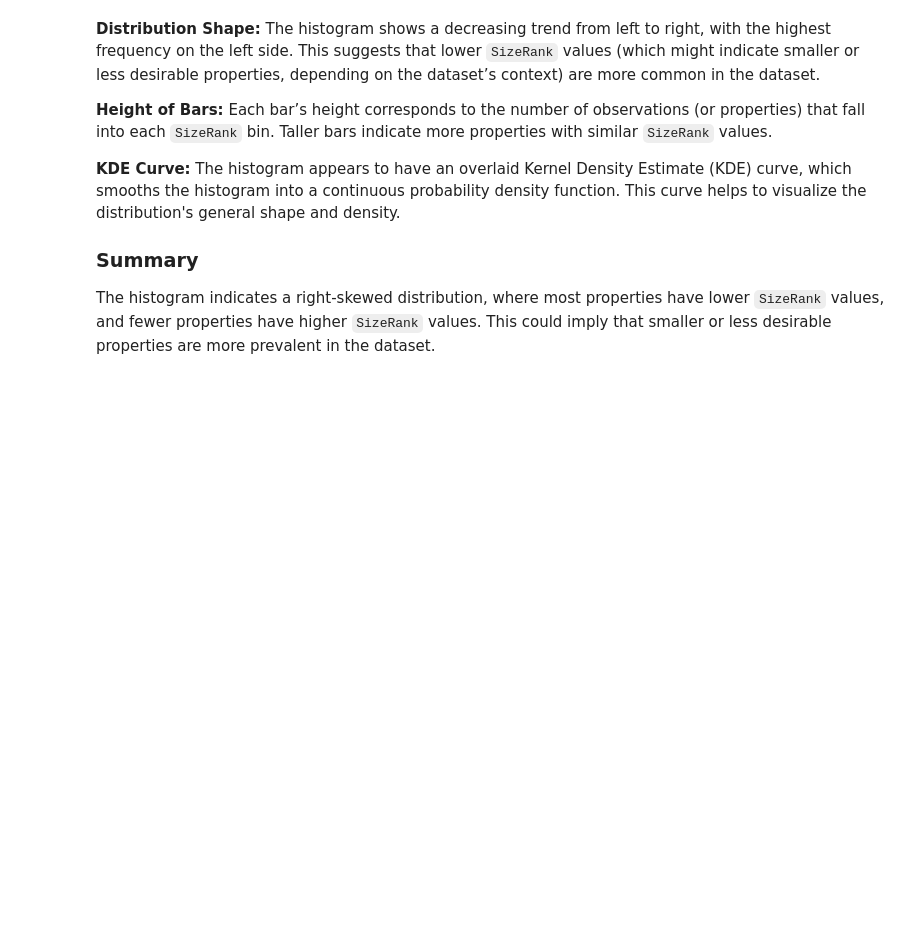
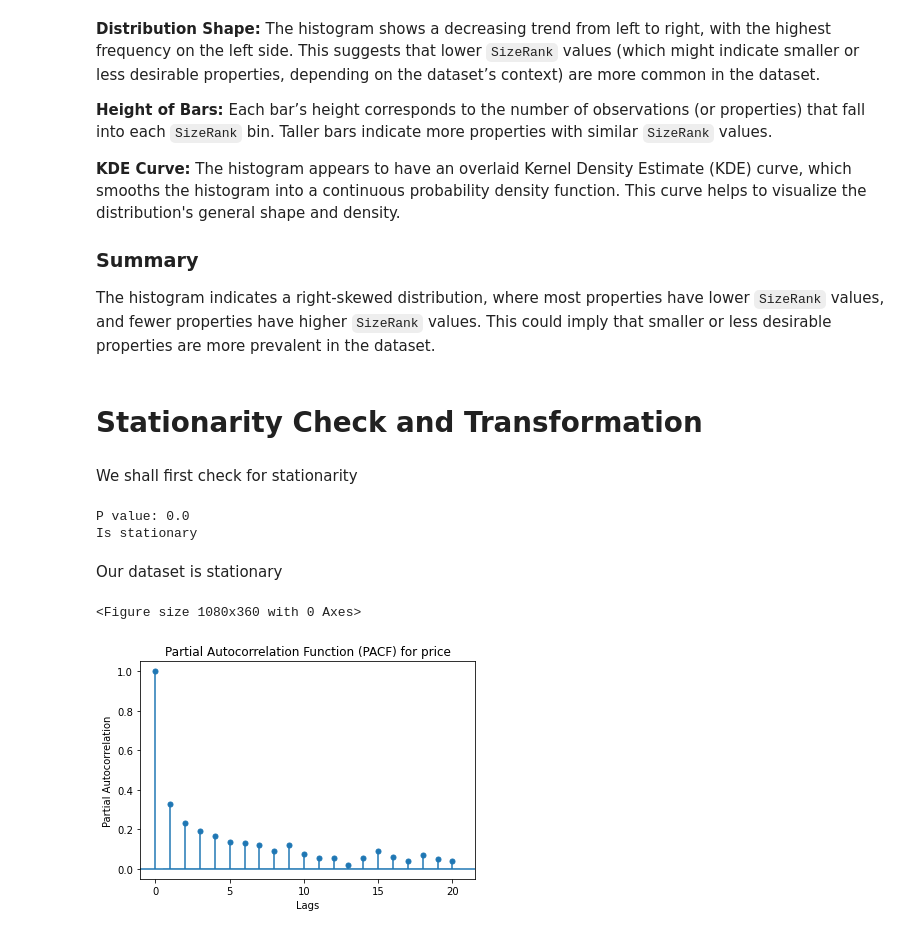
Before and after one commit to marionrion/Time-series, a Jupyter notebook: Project Ipynb (2).ipynb, the cells around one changed output. Drawn from its saved outputs; the diff is of its cells as text; code cells hidden in the pictures; blank space fills up the shorter version.

```diff
--- a/Project Ipynb (2).ipynb
+++ b/Project Ipynb (2).ipynb
@@ -798,3 +804,7 @@ plt.show()
 
 ### Summary
 The histogram indicates a right-skewed distribution, where most properties have lower `SizeRank` values, and fewer properties have higher `SizeRank` values. This could imply that smaller or less desirable properties are more prevalent in the dataset.
+# %% [markdown]
+ # Stationarity Check and Transformation
+# %% [markdown]
+We shall first check for stationarity
@@ -800,0 +823,21 @@ The histogram indicates a right-skewed distribution, where most properties have
+# %%
+#Using the function to check for stationarity
+check_stationarity(df_long_sample["Price"])
+# %% [output]
+P value: 0.0
+Is stationary
+# %% [markdown]
+Our dataset is stationary
+# %%
+#Getting P,Q,& D
+from statsmodels.graphics.tsaplots import plot_acf, plot_pacf
+#Plot partial autocorrelation (P)
+plt.figure(figsize=(15, 5))
+plot_pacf(df_long["Price"],lags=20)
+plt.xlabel("Lags")
+plt.ylabel("Partial Autocorrelation")
+plt.title("Partial Autocorrelation Function (PACF) for price")
+plt.show()
+# %% [output]
+<Figure size 1080x360 with 0 Axes>
+[figure, added]
```
Also changed, not shown: parts of 44 cells of this notebook, 14 other files.
